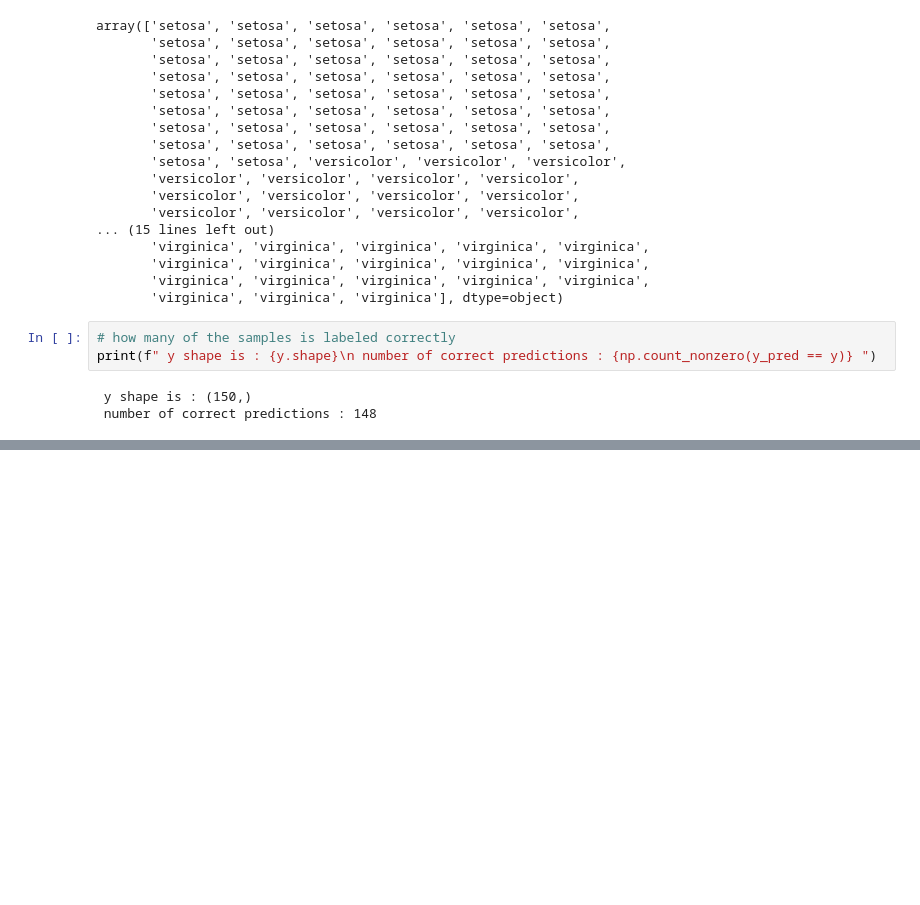
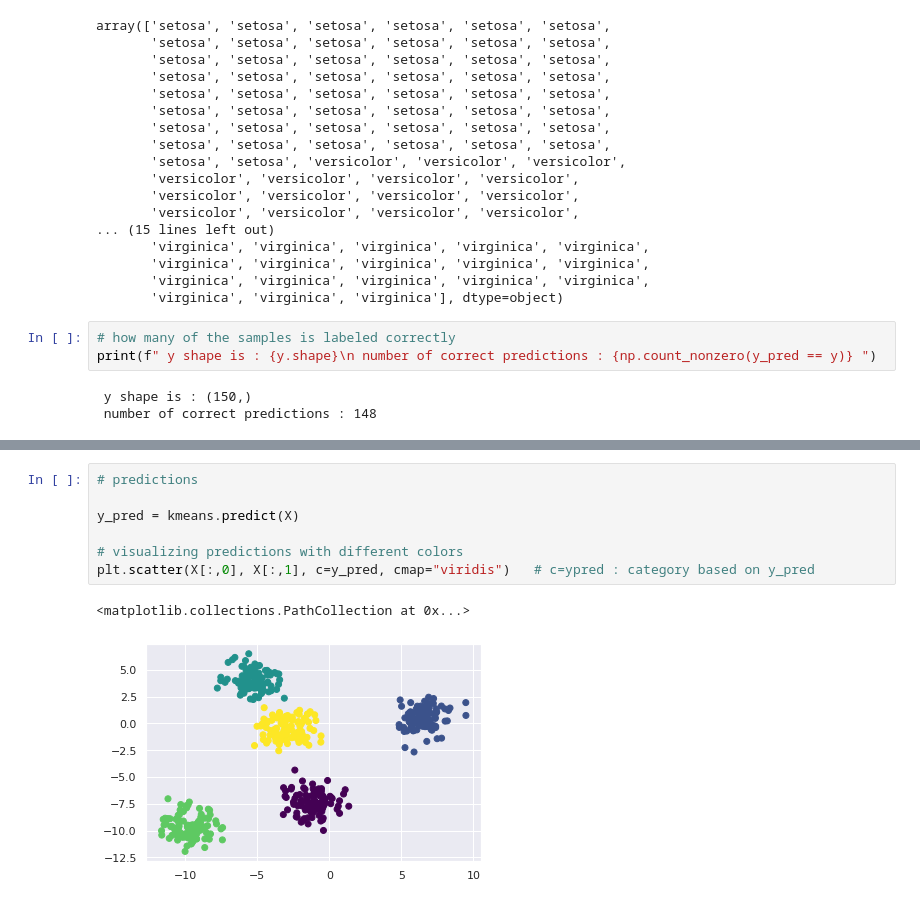
Before and after one commit to mirpouya/Machine-Learning-Intro, a Jupyter notebook: Machine_Learning_Intro.ipynb, the cells around one changed output, grey strips where cells are left out. Drawn from its saved outputs; the diff is of its cells as text; blank space fills up the shorter version.

```diff
--- a/Machine_Learning_Intro.ipynb
+++ b/Machine_Learning_Intro.ipynb
@@ -229,0 +257,10 @@ print(f" y shape is : {y.shape}\n number of correct predictions : {np.count_nonz
+# %%
+# predictions
+
+y_pred = kmeans.predict(X)
+
+# visualizing predictions with different colors
+plt.scatter(X[:,0], X[:,1], c=y_pred, cmap="viridis")   # c=ypred : category based on y_pred
+# %% [output]
+<matplotlib.collections.PathCollection at 0x...>
+[figure, added]
```
Also changed, not shown: parts of 7 cells of this notebook.
